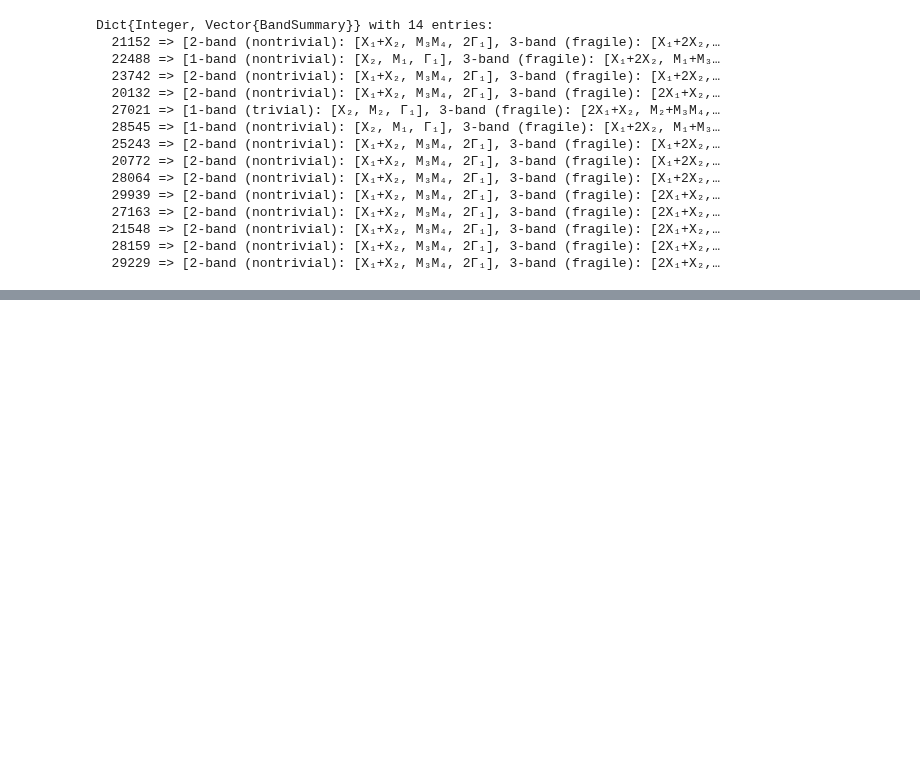
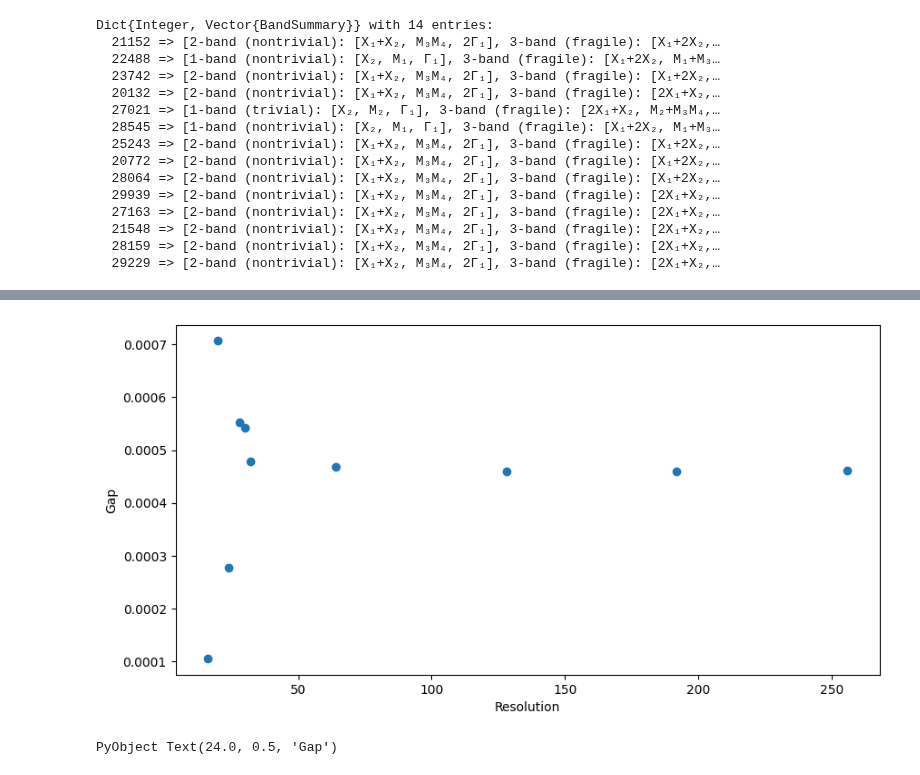
Before and after one commit to AliGhorashiCMT/Topological-Prevalence, a Jupyter notebook: symeigs/cum_fragile/Analyze.ipynb, the cells around one changed output, grey strips where cells are left out. Drawn from its saved outputs; the diff is of its cells as text; code cells hidden in the pictures; blank space fills up the shorter version.

```diff
--- a/symeigs/cum_fragile/Analyze.ipynb
+++ b/symeigs/cum_fragile/Analyze.ipynb
@@ -94,0 +334,12 @@ PyObject Text(0.5, 0.98, 'Band Structrues of Cumulatively Fragile Structures')
+# %%
+id = 27163
+bands192 = readdlm("./dispersions/output/dim2-sg10-$id-res192-te-dispersion.out", ',')[:, 6:end]
+bands128 = readdlm("./dispersions/output/dim2-sg10-$id-res128-te-dispersion.out", ',')[:, 6:end]
+bands32 = readdlm("./dispersions/output/dim2-sg10-$id-res32-te-dispersion.out", ',')[:, 6:end]
+bands16 = readdlm("./dispersions/output/dim2-sg10-$id-res16-te-dispersion.out", ',')[:, 6:end];
+bands64 = readdlm("./dispersions/output/dim2-sg10-$id-res64-te-dispersion.out", ',')[:, 6:end];
+bands256 = readdlm("./dispersions/output/dim2-sg10-$id-res256-te-dispersion.out", ',')[:, 6:end];
+bands20 = readdlm("./dispersions/output/dim2-sg10-$id-res20-te-dispersion.out", ',')[:, 6:end];
+bands24 = readdlm("./dispersions/output/dim2-sg10-$id-res24-te-dispersion.out", ',')[:, 6:end];
+bands28 = readdlm("./dispersions/output/dim2-sg10-$id-res28-te-dispersion.out", ',')[:, 6:end];
+bands30 = readdlm("./dispersions/output/dim2-sg10-$id-res30-te-dispersion.out", ',')[:, 6:end];
@@ -94,0 +366,10 @@ PyObject Text(0.5, 0.98, 'Band Structrues of Cumulatively Fragile Structures')
+# %%
+figure(figsize=(10,5))
+scatter([16, 20, 24, 28, 30, 32, 64, 128, 192, 256], [min16, min20, min24, min28, min30, min32, min64, min128, min192, min256])
+xlabel("Resolution")
+ylabel("Gap")
+#xlim(10, 80)
+#ylim(0, 0.1)
+# %% [output]
+[figure, added]
+PyObject Text(24.0, 0.5, 'Gap')
```
Also changed, not shown: parts of 34 cells of this notebook.
